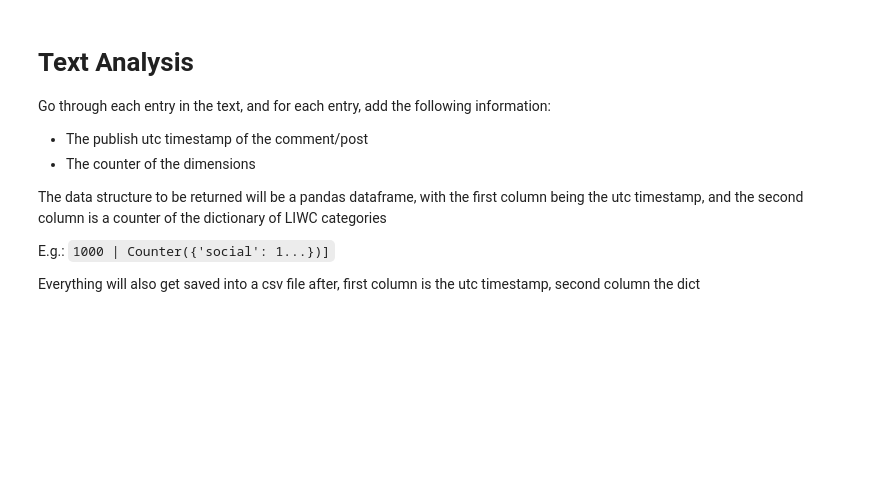
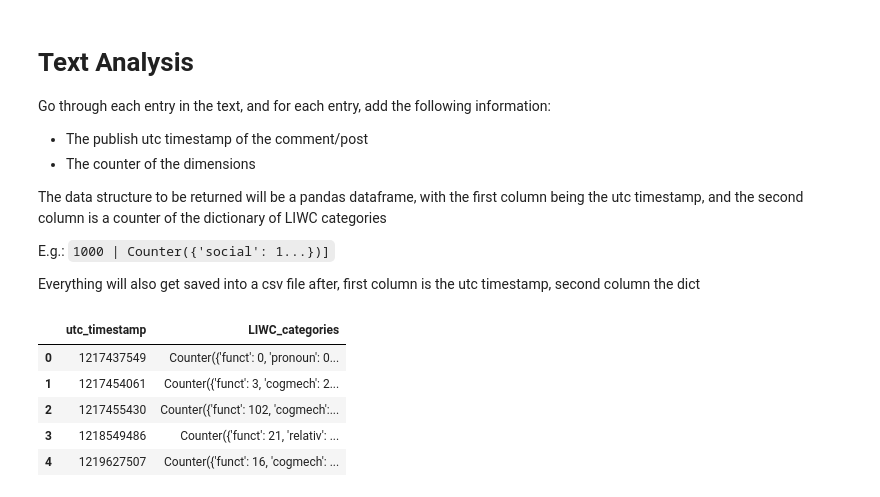
Before and after one commit to alujjdnd-UCL/sr_analysis, a Jupyter notebook: language_LIWC.ipynb, the cells around one changed output. Drawn from its saved outputs; the diff is of its cells as text; code cells hidden in the pictures; blank space fills up the shorter version.

```diff
--- a/language_LIWC.ipynb
+++ b/language_LIWC.ipynb
@@ -81,0 +96,15 @@ df.head()
+# %%
+# Load the data from the csv file into a dataframe
+df = pd.read_csv(f'text_liwc_dimensions/{os.path.basename(data_file_path[:-5])}_LIWC.csv')
+
+# Add headers to the dataframe
+df.columns = ['utc_timestamp', 'LIWC_categories']
+
+df.head()
+# %% [output]
+|  | utc_timestamp | LIWC_categories |
+| 0 | 1217437549 | Counter({'funct': 0, 'pronoun': 0... |
+| 1 | 1217454061 | Counter({'funct': 3, 'cogmech': 2... |
+| 2 | 1217455430 | Counter({'funct': 102, 'cogmech':... |
+| 3 | 1218549486 | Counter({'funct': 21, 'relativ': ... |
+| 4 | 1219627507 | Counter({'funct': 16, 'cogmech': ... |
```
Also changed, not shown: parts of 10 cells of this notebook, 2 other files.
